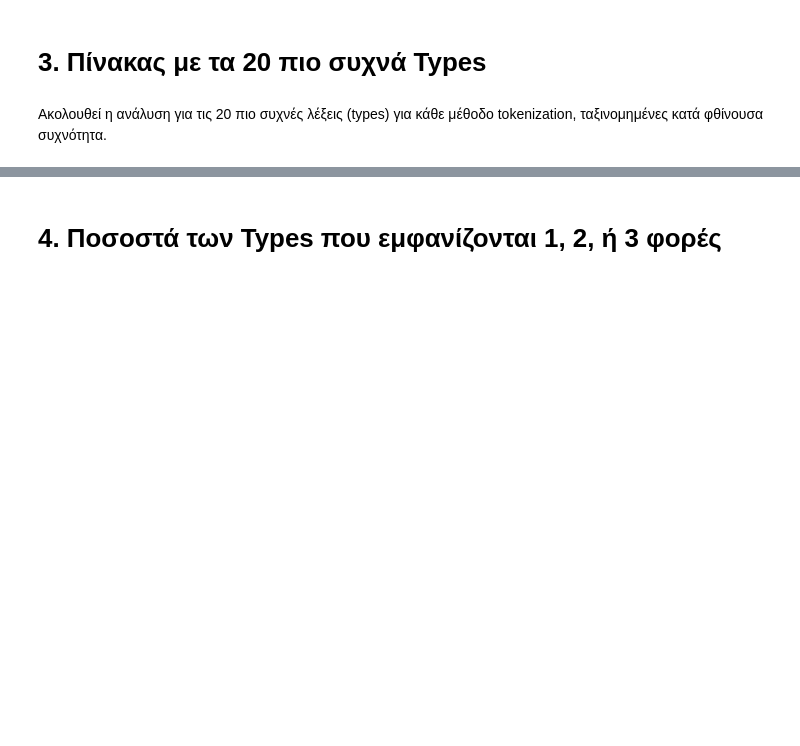
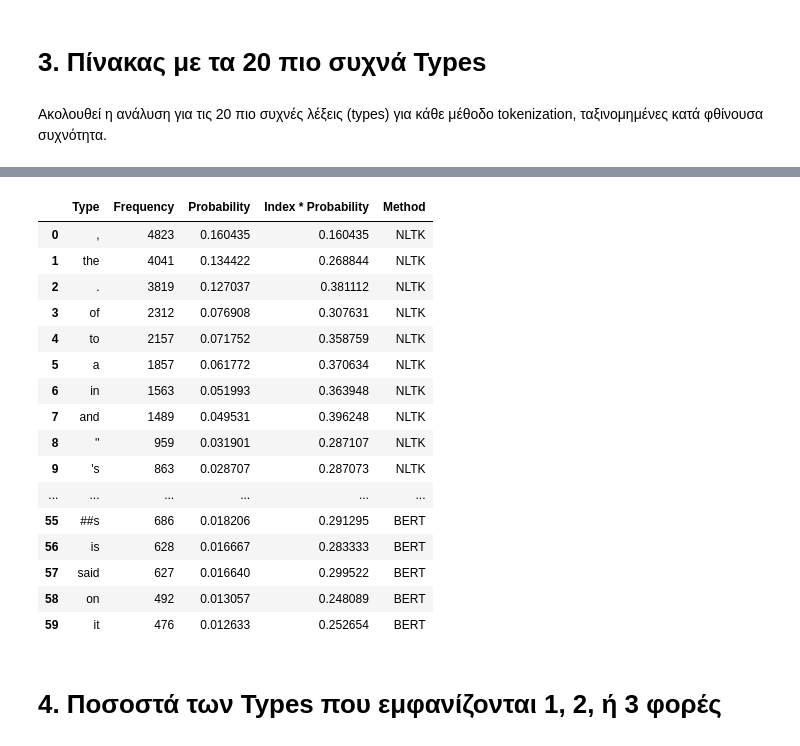
Before and after one commit to agrigoridou/Tokenization-Zipf-s-Law-N-gram-Models, a Jupyter notebook: Α_Tokens,_Types,_Zipf’s_Law_.ipynb, the cells around one changed output, grey strips where cells are left out. Cells and saved outputs as stored; diff of their text form; code cells hidden in the pictures; blank space fills up the shorter version.

```diff
--- a/Α_Tokens,_Types,_Zipf’s_Law_.ipynb
+++ b/Α_Tokens,_Types,_Zipf’s_Law_.ipynb
@@ -191,3 +200,59 @@ top_20_nltk, top_20_spacy, top_20_bert
+# %%
+from collections import Counter
+import pandas as pd
+
+# Υπολογισμός συχνοτήτων
+freq_nltk = Counter(tokens_nltk)
+freq_spacy = Counter(tokens_spacy)
+freq_bert = Counter(tokens_bert)
+
+# 20 πιο συχνά types για κάθε μέθοδο
+top_20_nltk = freq_nltk.most_common(20)
+top_20_spacy = freq_spacy.most_common(20)
+top_20_bert = freq_bert.most_common(20)
+
+# Συνάρτηση για την δημιουργία του πίνακα
+def create_frequency_table(top_20, method):
+    total_tokens = sum([count for _, count in top_20])  # Συνολικός αριθμός tokens
+    data = []
+
+    for index, (word, count) in enumerate(top_20, start=1):
+        probability = count / total_tokens  # Υπολογισμός πιθανότητας
+        product = index * probability  # Υπολογισμός γινομένου
+        data.append([word, count, probability, product])
+
+    df = pd.DataFrame(data, columns=['Type', 'Frequency', 'Probability', 'Index * Probability'])
+    df['Method'] = method  # Προσθήκη στήλης με τη μέθοδο
+    return df
+
+# Δημιουργία πινάκων για κάθε μέθοδο
+df_nltk = create_frequency_table(top_20_nltk, 'NLTK')
+df_spacy = create_frequency_table(top_20_spacy, 'spaCy')
+df_bert = create_frequency_table(top_20_bert, 'BERT')
+
+# Συνένωση όλων των πινάκων
+df_all = pd.concat([df_nltk, df_spacy, df_bert], ignore_index=True)
+
+# Εκτύπωση του τελικού πίνακα
+df_all
+# %% [output]
+|  | Type | Frequency | Probability | Index * Probability | Method |
+| 0 | , | 4823 | 0.160435 | 0.160435 | NLTK |
+| 1 | the | 4041 | 0.134422 | 0.268844 | NLTK |
+| 2 | . | 3819 | 0.127037 | 0.381112 | NLTK |
+| 3 | of | 2312 | 0.076908 | 0.307631 | NLTK |
+| 4 | to | 2157 | 0.071752 | 0.358759 | NLTK |
+| 5 | a | 1857 | 0.061772 | 0.370634 | NLTK |
+| 6 | in | 1563 | 0.051993 | 0.363948 | NLTK |
+| 7 | and | 1489 | 0.049531 | 0.396248 | NLTK |
+| 8 | '' | 959 | 0.031901 | 0.287107 | NLTK |
+| 9 | 's | 863 | 0.028707 | 0.287073 | NLTK |
+| ... | ... | ... | ... | ... | ... |
+| 55 | ##s | 686 | 0.018206 | 0.291295 | BERT |
+| 56 | is | 628 | 0.016667 | 0.283333 | BERT |
+| 57 | said | 627 | 0.016640 | 0.299522 | BERT |
+| 58 | on | 492 | 0.013057 | 0.248089 | BERT |
+| 59 | it | 476 | 0.012633 | 0.252654 | BERT |
 # %% [markdown]
 # 4. Ποσοστά των Types που εμφανίζονται 1, 2, ή 3 φορές
 # %% [markdown]
```
Also changed, not shown: parts of 5 cells of this notebook.
